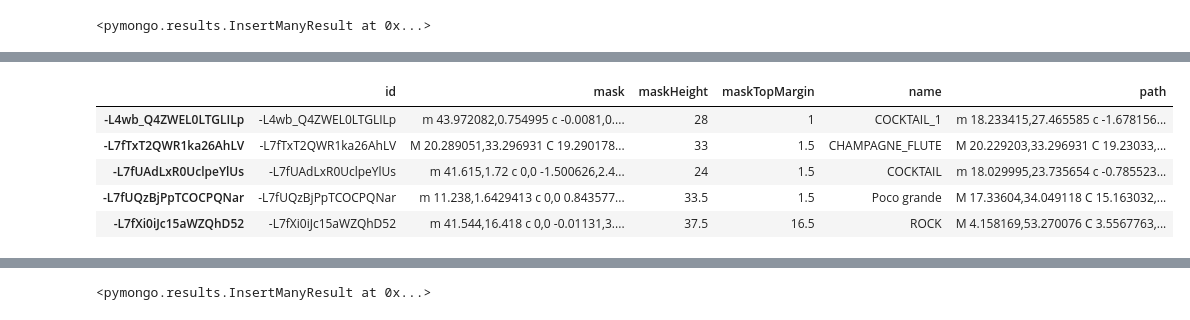
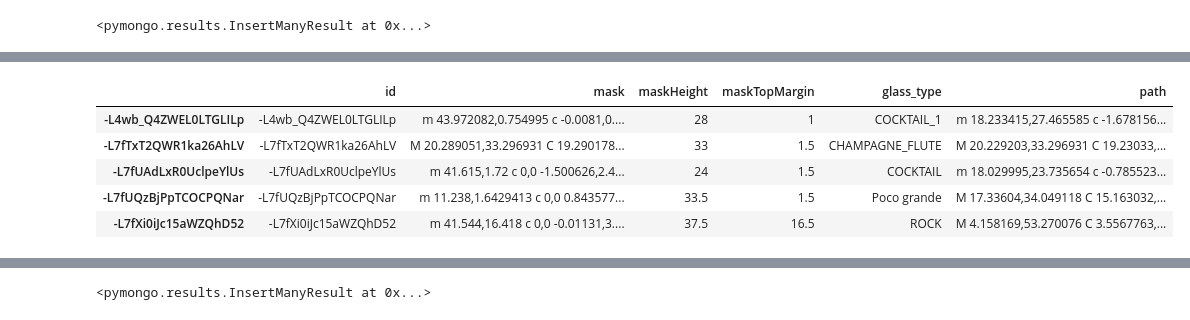
Before and after one commit to shortpoet/Final-Project, a Jupyter notebook: data_exploration.ipynb, the cells around one changed output, grey strips where cells are left out. Drawn from its saved outputs; the diff is of its cells as text; code cells hidden in the pictures.

```diff
--- a/data_exploration.ipynb
+++ b/data_exploration.ipynb
@@ -287,9 +287,10 @@ glasses['glasses']
   'path': 'M 17.33604,43.436734 C 15.163032,42.687281 12.804949,41.8396 11.300083,40.102067 9.7811441,38.348285 9.0957943,35.897318 8.8385911,33.591505 8.5710245,31.192784 9.3219007,24.982916 9.843922 ...
 # %%
 glass_df = pd.DataFrame(glasses['glasses']).T
+glass_df = glass_df.rename(columns={'name':'glass_type'})
 glass_df.head()
 # %% [output]
-|  | id | mask | maskHeight | maskTopMargin | name | path |
+|  | id | mask | maskHeight | maskTopMargin | glass_type | path |
 | -L4wb_Q4ZWEL0LTGLILp | -L4wb_Q4ZWEL0LTGLILp | m 43.972082,0.754995 c -0.0081,0.... | 28 | 1 | COCKTAIL_1 | m 18.233415,27.465585 c -1.678156... |
 | -L7fTxT2QWR1ka26AhLV | -L7fTxT2QWR1ka26AhLV | M 20.289051,33.296931 C 19.290178... | 33 | 1.5 | CHAMPAGNE_FLUTE | M 20.229203,33.296931 C 19.23033,... |
 | -L7fUAdLxR0UclpeYlUs | -L7fUAdLxR0UclpeYlUs | m 41.615,1.72 c 0,0 -1.500626,2.4... | 24 | 1.5 | COCKTAIL | m 18.029995,23.735654 c -0.785523... |
```
Also changed, not shown: parts of 5 cells of this notebook, 6 other files.
